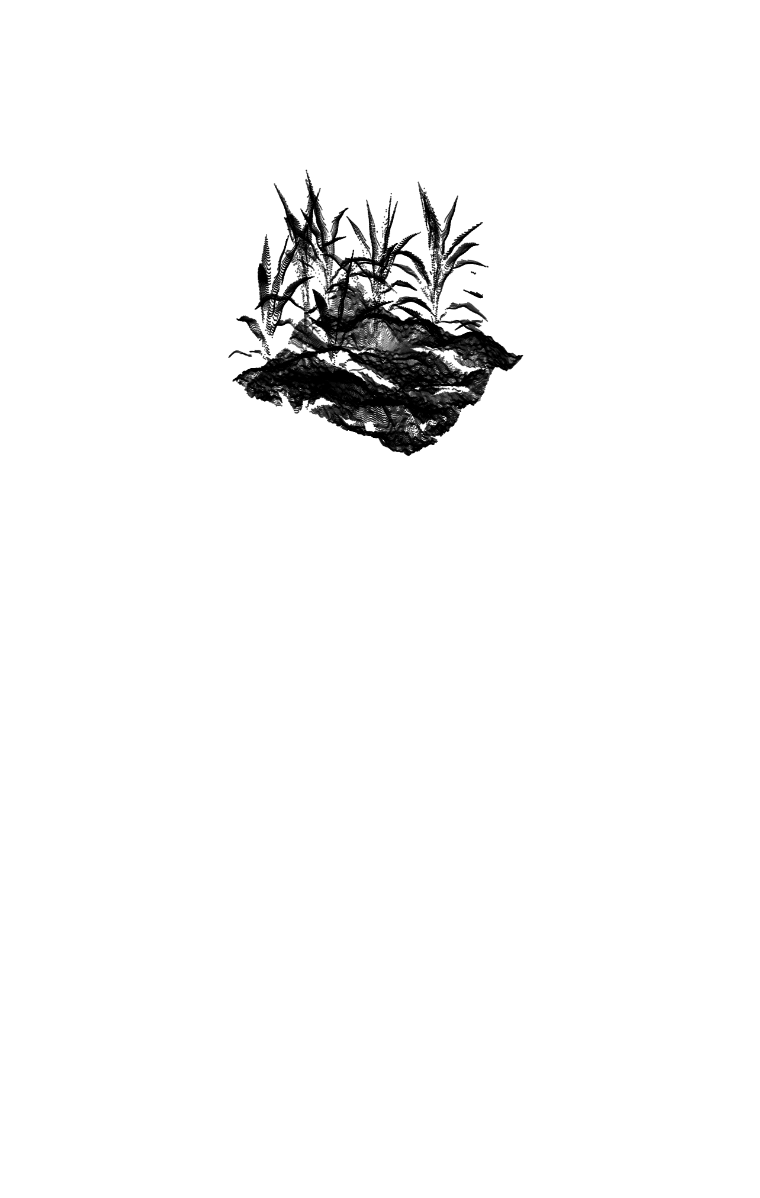
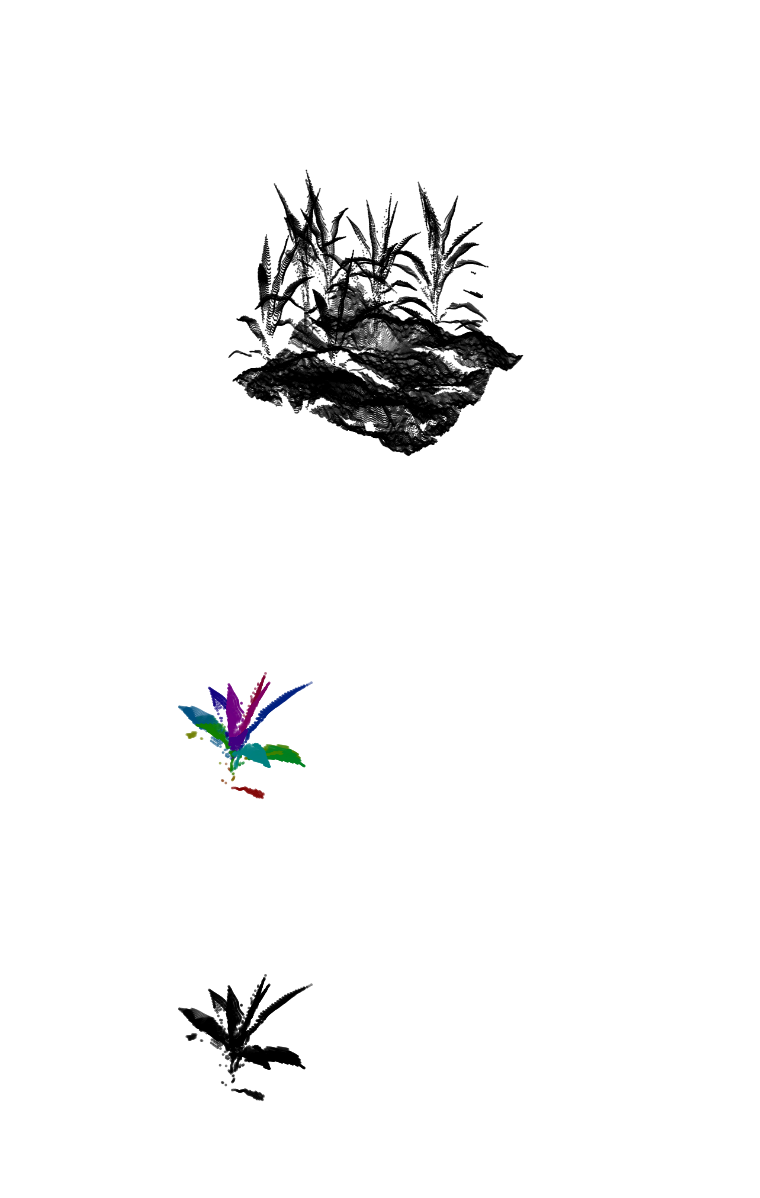
Before and after one commit to ariyanzri/PlantSegNet, a Jupyter notebook: visualization/visualize_for_paper.ipynb, the cells around one changed output. Drawn from its saved outputs; the diff is of its cells as text; code cells hidden in the pictures; blank space fills up the shorter version.

```diff
--- a/visualization/visualize_for_paper.ipynb
+++ b/visualization/visualize_for_paper.ipynb
@@ -45,3 +43,32 @@ plt.show()
 # %% [output]
 [figure]
 [figure]
+# %%
+ply_file = load_pcd_plyfile_new_approach("/space/ariyanzarei/sorghum_segmentation/dataset/archive/synthetic/2022-12-26/PointCloud/Season11_38788.ply", True)
+# %%
+points, label = ply_file['points_full'], ply_file['labels_full'].squeeze()
+
+d_colors = distinct_colors(len(list(set(label))))
+colors = np.zeros((label.shape[0],3))
+for i, l in enumerate(list(set(label))):
+    colors[label == l, :] = d_colors[i]
+
+
+fig = plt.figure(figsize=(5,5))
+ax = fig.add_subplot(projection='3d')
+ax.scatter(points[:,0],points[:,1],points[:,2], s=5, c=colors)
+ax.grid(False)
+ax.axis("off")
+ax.set_facecolor("white")
+plt.show()
+
+fig = plt.figure(figsize=(5,5))
+ax = fig.add_subplot(projection='3d')
+ax.scatter(points[:,0],points[:,1],points[:,2], s=5, c='black')
+ax.grid(False)
+ax.axis("off")
+ax.set_facecolor("white")
+plt.show()
+# %% [output]
+[figure, added]
+[figure, added]
```
Also changed, not shown: parts of 2 cells of this notebook, 1 other file.
